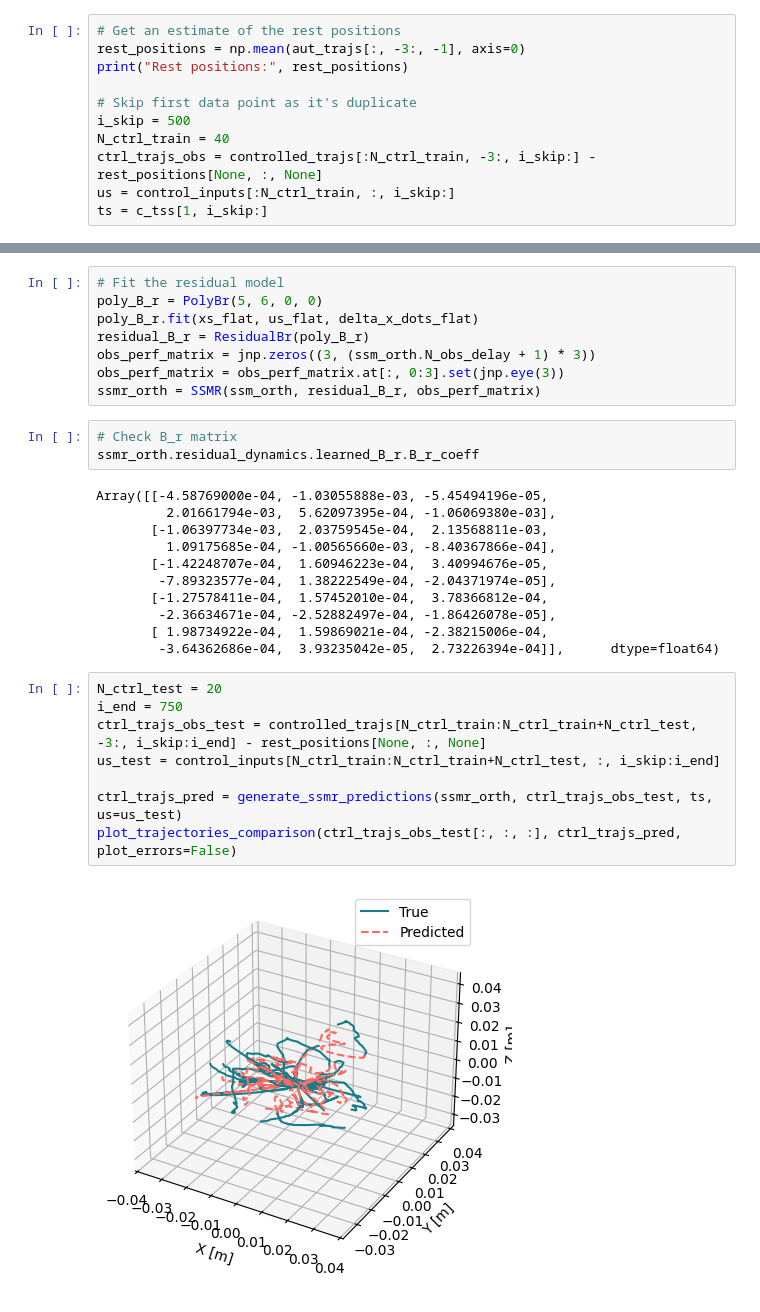
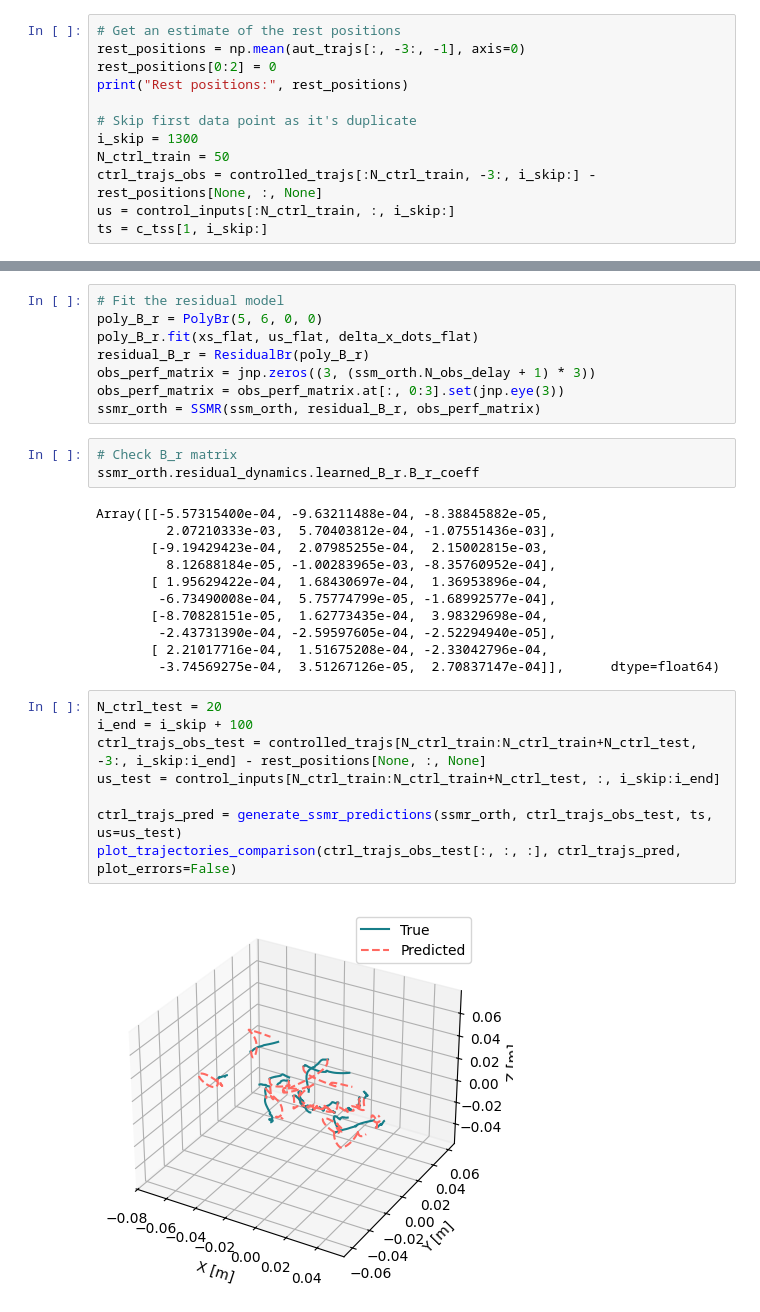
Before and after one commit to StanfordASL/trunk-stack, a Jupyter notebook: stack/main/scripts/fit_ssmr_opt.ipynb, the cells around one changed output, grey strips where cells are left out. Saved outputs shown, nothing was run; the diff lists cells and outputs as text.

```diff
--- a/stack/main/scripts/fit_ssmr.ipynb
+++ b/stack/main/scripts/fit_ssmr_opt.ipynb
@@ -421,11 +418,12 @@ plot_trajectories(controlled_trajs[:, -3:], c_tss[0, :])
 # %%
 # Get an estimate of the rest positions
 rest_positions = np.mean(aut_trajs[:, -3:, -1], axis=0)
+rest_positions[0:2] = 0
 print("Rest positions:", rest_positions)
 
 # Skip first data point as it's duplicate
-i_skip = 500
-N_ctrl_train = 40
+i_skip = 1300
+N_ctrl_train = 50
 ctrl_trajs_obs = controlled_trajs[:N_ctrl_train, -3:, i_skip:] - rest_positions[None, :, None]
 us = control_inputs[:N_ctrl_train, :, i_skip:]
 ts = c_tss[1, i_skip:]
@@ -446,23 +444,23 @@ ssmr_orth = SSMR(ssm_orth, residual_B_r, obs_perf_matrix)
 # Check B_r matrix
 ssmr_orth.residual_dynamics.learned_B_r.B_r_coeff
 # %% [output]
-Array([[-4.58769000e-04, -1.03055888e-03, -5.45494196e-05,
-         2.01661794e-03,  5.62097395e-04, -1.06069380e-03],
-       [-1.06397734e-03,  2.03759545e-04,  2.13568811e-03,
-         1.09175685e-04, -1.00565660e-03, -8.40367866e-04],
-       [-1.42248707e-04,  1.60946223e-04,  3.40994676e-05,
-        -7.89323577e-04,  1.38222549e-04, -2.04371974e-05],
-       [-1.27578411e-04,  1.57452010e-04,  3.78366812e-04,
-        -2.36634671e-04, -2.52882497e-04, -1.86426078e-05],
-       [ 1.98734922e-04,  1.59869021e-04, -2.38215006e-04,
-        -3.64362686e-04,  3.93235042e-05,  2.73226394e-04]],      dtype=float64)
+Array([[-5.57315400e-04, -9.63211488e-04, -8.38845882e-05,
+         2.07210333e-03,  5.70403812e-04, -1.07551436e-03],
+       [-9.19429423e-04,  2.07985255e-04,  2.15002815e-03,
+         8.12688184e-05, -1.00283965e-03, -8.35760952e-04],
+       [ 1.95629422e-04,  1.68430697e-04,  1.36953896e-04,
+        -6.73490008e-04,  5.75774799e-05, -1.68992577e-04],
+       [-8.70828151e-05,  1.62773435e-04,  3.98329698e-04,
+        -2.43731390e-04, -2.59597605e-04, -2.52294940e-05],
+       [ 2.21017716e-04,  1.51675208e-04, -2.33042796e-04,
+        -3.74569275e-04,  3.51267126e-05,  2.70837147e-04]],      dtype=float64)
 # %%
 N_ctrl_test = 20
-i_end = 750
+i_end = i_skip + 100
 ctrl_trajs_obs_test = controlled_trajs[N_ctrl_train:N_ctrl_train+N_ctrl_test, -3:, i_skip:i_end] - rest_positions[None, :, None]
 us_test = control_inputs[N_ctrl_train:N_ctrl_train+N_ctrl_test, :, i_skip:i_end]
 
 ctrl_trajs_pred = generate_ssmr_predictions(ssmr_orth, ctrl_trajs_obs_test, ts, us=us_test)
 plot_trajectories_comparison(ctrl_trajs_obs_test[:, :, :], ctrl_trajs_pred, plot_errors=False)
 # %% [output]
-[figure, old version]
+[figure, new version]
```
Also changed, not shown: parts of 5 cells of this notebook, 3 other files.
